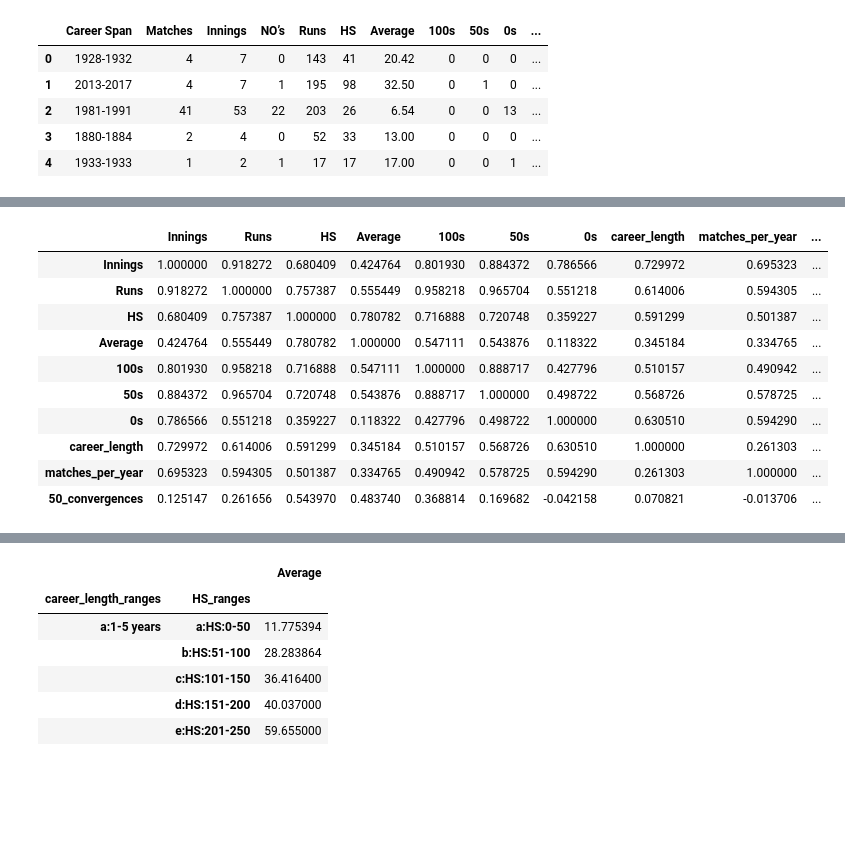
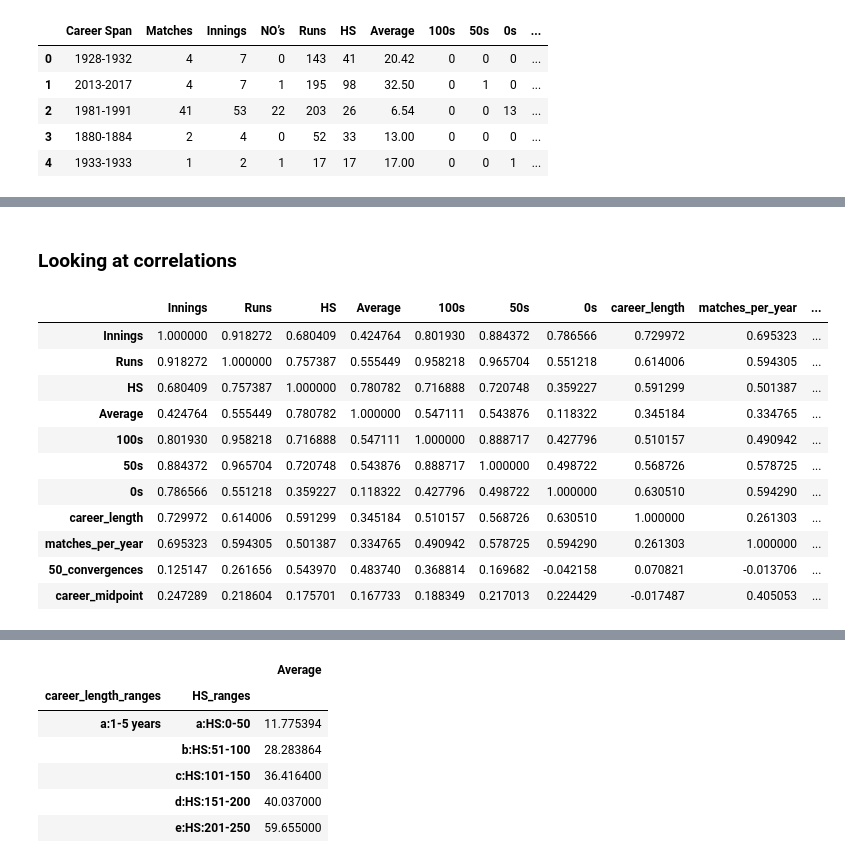
Before and after one commit to morganbow/australia_test_batting, a Jupyter notebook: atb_eda.ipynb, the cells around one changed output, grey strips where cells are left out. Cells and saved outputs as stored; diff of their text form; code cells hidden in the pictures; blank space fills up the shorter version.

```diff
--- a/atb_eda.ipynb
+++ b/atb_eda.ipynb
@@ -60,16 +79,19 @@ df["50_convergences"].hist()
+# %% [markdown]
+### Looking at correlations
 # %%
-df[["Innings","Runs","HS","Average","100s","50s","0s","career_length","matches_per_year","50_convergences"]].corr()
+df[["Innings","Runs","HS","Average","100s","50s","0s","career_length","matches_per_year","50_convergences","career_midpoint"]].corr()
 # %% [output]
 |  | Innings | Runs | HS | Average | 100s | 50s | 0s | career_length | matches_per_year | ... |
 | Innings | 1.000000 | 0.918272 | 0.680409 | 0.424764 | 0.801930 | 0.884372 | 0.786566 | 0.729972 | 0.695323 | ... |
 | Runs | 0.918272 | 1.000000 | 0.757387 | 0.555449 | 0.958218 | 0.965704 | 0.551218 | 0.614006 | 0.594305 | ... |
 | HS | 0.680409 | 0.757387 | 1.000000 | 0.780782 | 0.716888 | 0.720748 | 0.359227 | 0.591299 | 0.501387 | ... |
 | Average | 0.424764 | 0.555449 | 0.780782 | 1.000000 | 0.547111 | 0.543876 | 0.118322 | 0.345184 | 0.334765 | ... |
 | 100s | 0.801930 | 0.958218 | 0.716888 | 0.547111 | 1.000000 | 0.888717 | 0.427796 | 0.510157 | 0.490942 | ... |
 | 50s | 0.884372 | 0.965704 | 0.720748 | 0.543876 | 0.888717 | 1.000000 | 0.498722 | 0.568726 | 0.578725 | ... |
 | 0s | 0.786566 | 0.551218 | 0.359227 | 0.118322 | 0.427796 | 0.498722 | 1.000000 | 0.630510 | 0.594290 | ... |
 | career_length | 0.729972 | 0.614006 | 0.591299 | 0.345184 | 0.510157 | 0.568726 | 0.630510 | 1.000000 | 0.261303 | ... |
 | matches_per_year | 0.695323 | 0.594305 | 0.501387 | 0.334765 | 0.490942 | 0.578725 | 0.594290 | 0.261303 | 1.000000 | ... |
 | 50_convergences | 0.125147 | 0.261656 | 0.543970 | 0.483740 | 0.368814 | 0.169682 | -0.042158 | 0.070821 | -0.013706 | ... |
+| career_midpoint | 0.247289 | 0.218604 | 0.175701 | 0.167733 | 0.188349 | 0.217013 | 0.224429 | -0.017487 | 0.405053 | ... |
 # %%
 cmap = sns.diverging_palette(220, 10, as_cmap=True)
```
Also changed, not shown: parts of 23 cells of this notebook.
